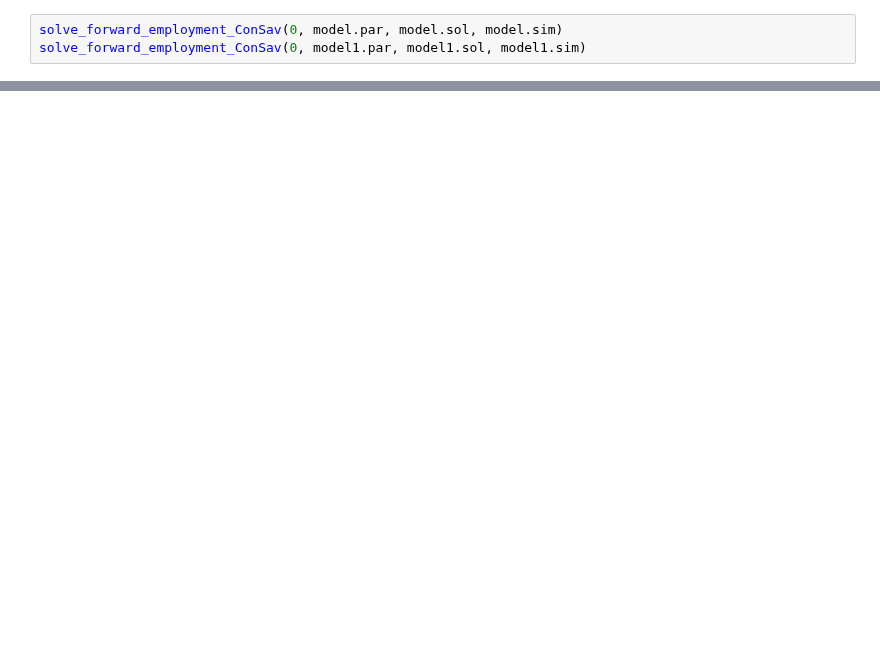
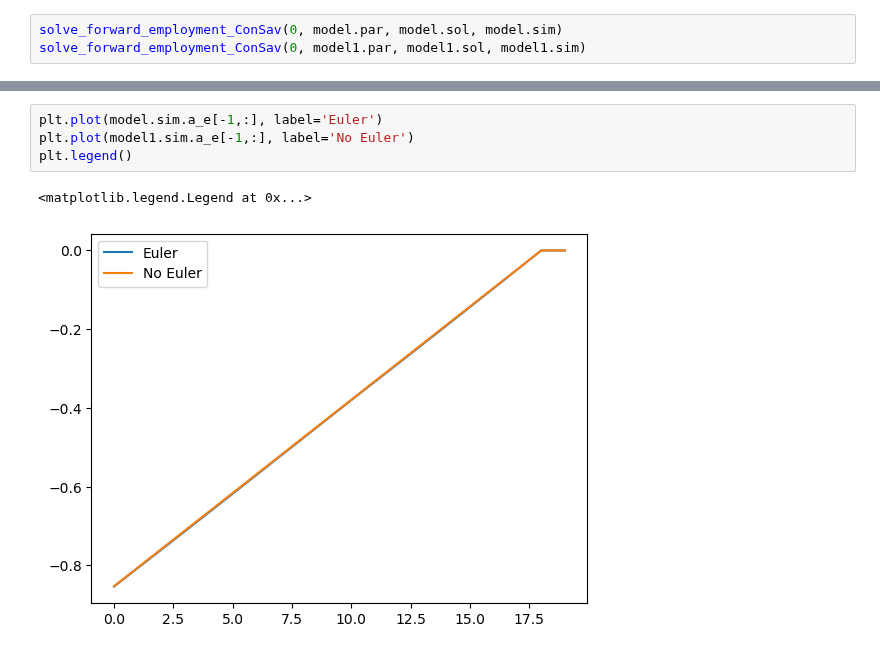
Before and after one commit to qrn838/Dynamic-programming-project, a Jupyter notebook: 1. VFI and EGM.ipynb, the cells around one changed output, grey strips where cells are left out. Drawn from its saved outputs; the diff is of its cells as text; blank space fills up the shorter version.

```diff
--- a/1. VFI and EGM.ipynb
+++ b/1. VFI and EGM.ipynb
@@ -115,0 +114,7 @@ plt.legend()
+# %%
+plt.plot(model.sim.a_e[-1,:], label='Euler')
+plt.plot(model1.sim.a_e[-1,:], label='No Euler')
+plt.legend()
+# %% [output]
+<matplotlib.legend.Legend at 0x...>
+[figure, added]
```
Also changed, not shown: parts of 10 cells of this notebook, 2 other files.
